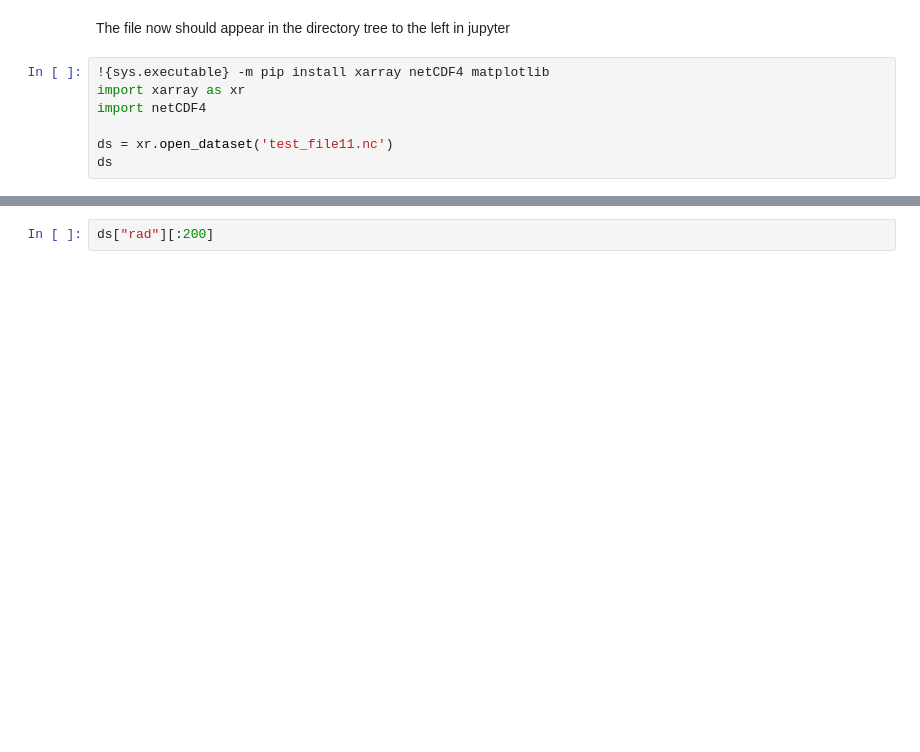
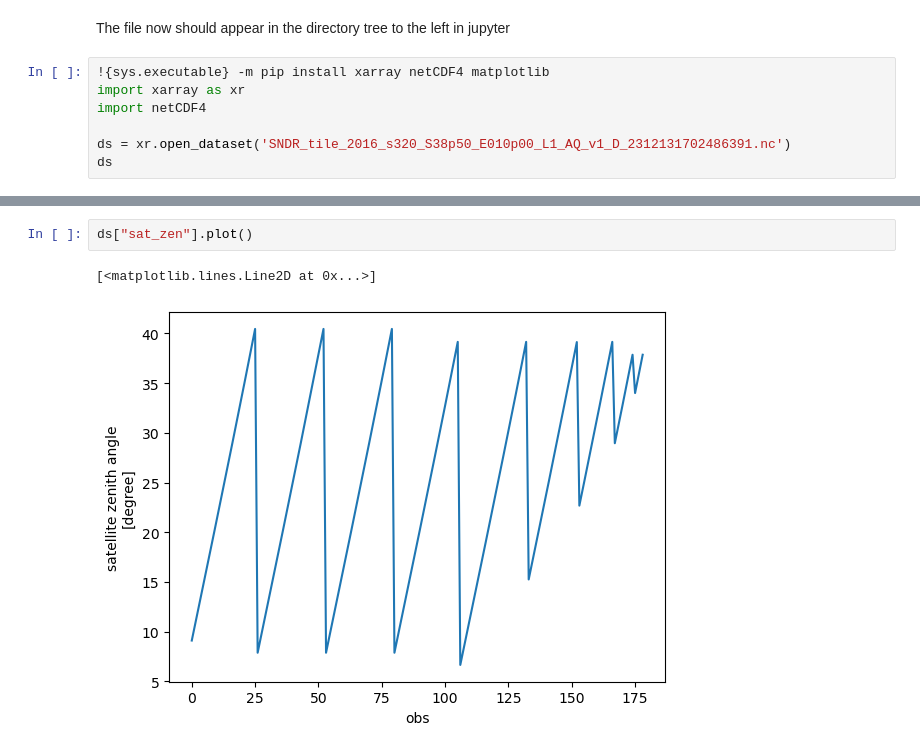
Before and after one commit to unity-sds/mdps-tutorial, a Jupyter notebook: jupyter-notebooks/tutorials/5_working_with_chirp_data.ipynb, the cells around one changed output, grey strips where cells are left out. Saved outputs shown, nothing was run; the diff lists cells and outputs as text; blank space fills up the shorter version.

```diff
--- a/jupyter-notebooks/tutorials/5_working_with_chirp_data.ipynb
+++ b/jupyter-notebooks/tutorials/5_working_with_chirp_data.ipynb
@@ -87,5 +97,5 @@ The file now should appear in the directory tree to the left in jupyter
 import xarray as xr
 import netCDF4
 
-ds = xr.open_dataset('test_file11.nc')
+ds = xr.open_dataset('SNDR_tile_2016_s320_S38p50_E010p00_L1_AQ_v1_D_2312131702486391.nc')
 ds
@@ -92,2 +138,5 @@ ds
 # %%
-ds["rad"][:200]
+ds["sat_zen"].plot()
+# %% [output]
+[<matplotlib.lines.Line2D at 0x...>]
+[figure, added]
```
Also changed, not shown: parts of 5 cells of this notebook, 1 other file.
